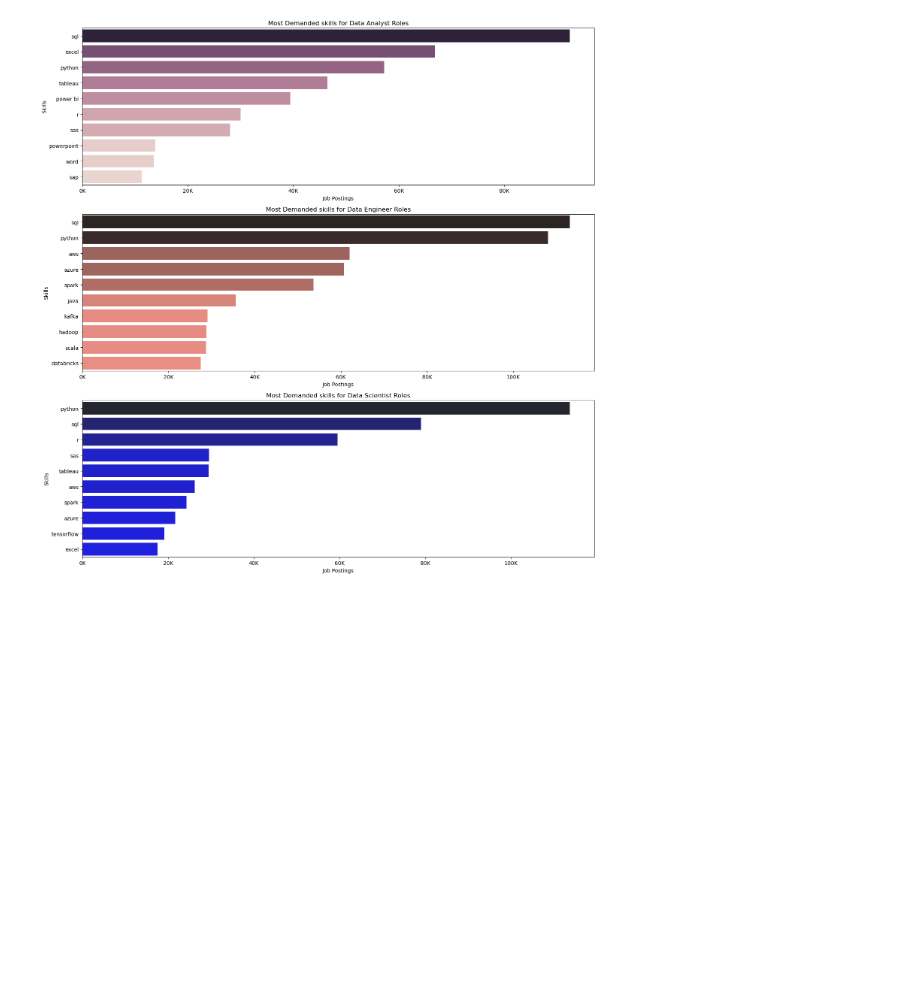
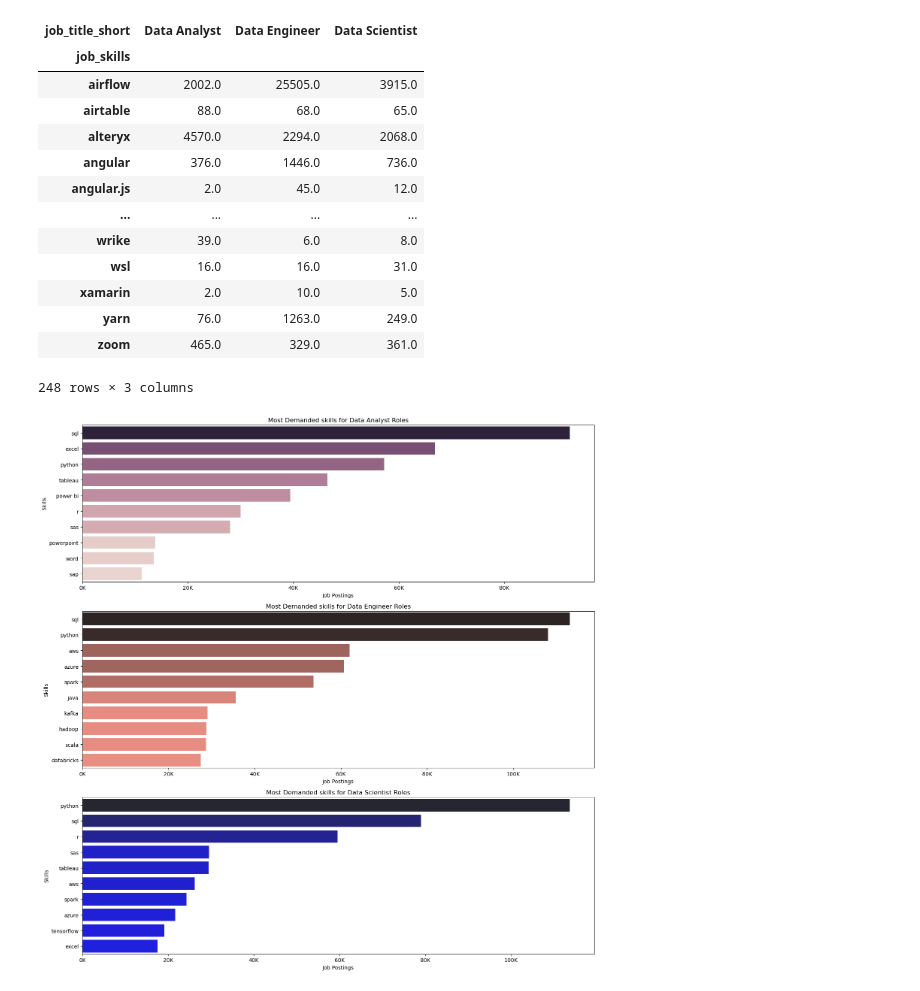
Before and after one commit to ruddaraju/Data-Science-Python-Project, a Jupyter notebook: ProjectSection/2_Skills_Counting.ipynb, the cells around one changed output. Saved outputs shown, nothing was run; the diff lists cells and outputs as text; code cells hidden in the pictures; blank space fills up the shorter version.

```diff
--- a/ProjectSection/2_Skills_Counting.ipynb
+++ b/ProjectSection/2_Skills_Counting.ipynb
@@ -16,11 +16,23 @@ df['job_skills'] = df['job_skills'].apply(lambda x: ast.literal_eval(x) if pd.no
 # %%
 #creates the pivot table for the top 3 most frequent roles and the counts of each skill.
 top3_jobs = df.groupby(by='job_title_short')['job_title_short'].count().sort_values(ascending = False).head(3).index.to_list()
 df_exploded = df.explode('job_skills')
 df_exploded = df_exploded[df_exploded['job_title_short'].isin(top3_jobs)]
 df_exp = df_exploded.pivot_table(index = 'job_skills', columns= 'job_title_short', aggfunc = 'size')
 
-#Gets individual Series for each top role
-df_exp_1 = df_exp[top3_jobs[0]].sort_values(ascending = False).head(10).to_frame().reset_index()
-df_exp_2 = df_exp[top3_jobs[1]].sort_values(ascending = False).head(10).to_frame().reset_index()
-df_exp_3 = df_exp[top3_jobs[2]].sort_values(ascending = False).head(10).to_frame().reset_index()
+df_exp
+# %% [output]
+| job_title_short | Data Analyst | Data Engineer | Data Scientist |
+| job_skills |  |  |  |
+| airflow | 2002.0 | 25505.0 | 3915.0 |
+| airtable | 88.0 | 68.0 | 65.0 |
+| alteryx | 4570.0 | 2294.0 | 2068.0 |
+| angular | 376.0 | 1446.0 | 736.0 |
+| angular.js | 2.0 | 45.0 | 12.0 |
+| ... | ... | ... | ... |
+| wrike | 39.0 | 6.0 | 8.0 |
+| wsl | 16.0 | 16.0 | 31.0 |
+| xamarin | 2.0 | 10.0 | 5.0 |
+| yarn | 76.0 | 1263.0 | 249.0 |
+| zoom | 465.0 | 329.0 | 361.0 |
+248 rows × 3 columns
```
Also changed, not shown: parts of 2 cells of this notebook.
